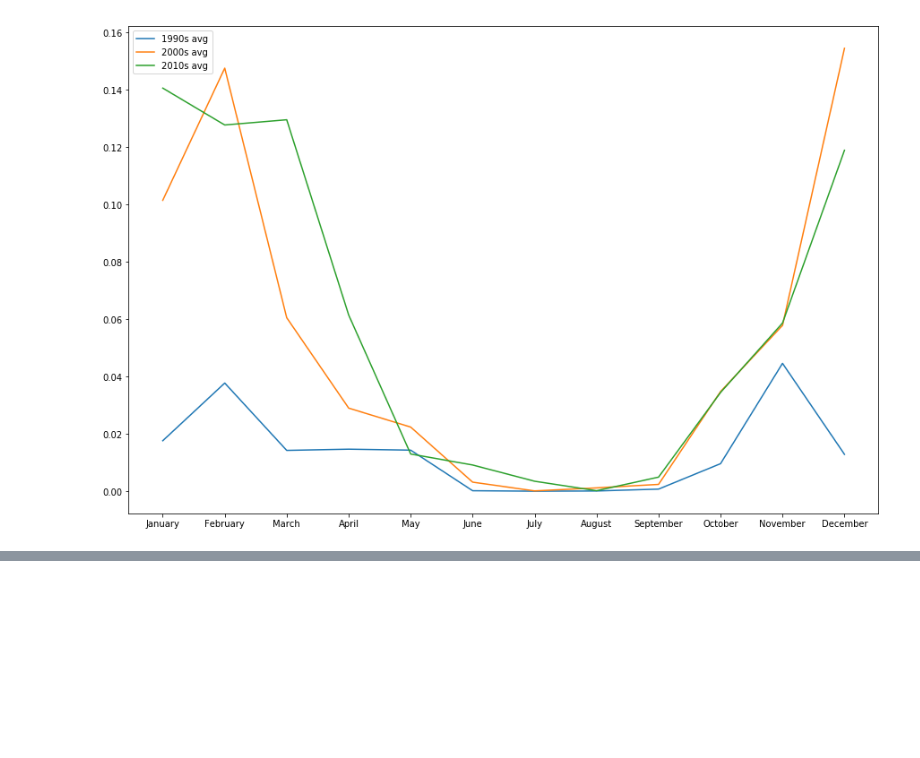
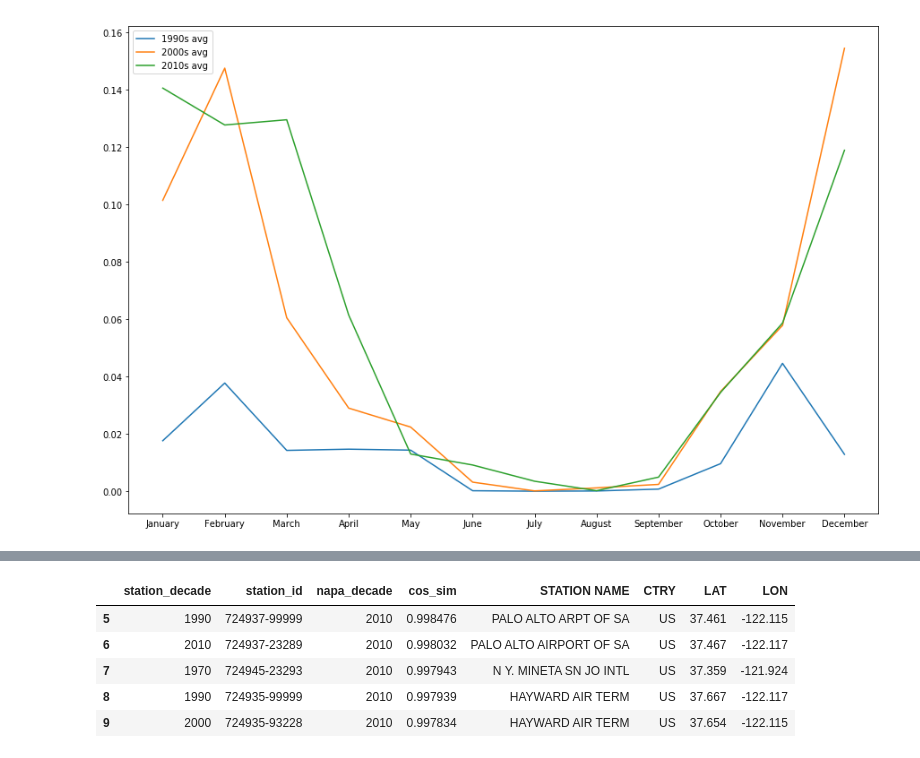
Before and after one commit to cody-joe-gilbert/SU19Hadoop, a Jupyter notebook: weather/Visualise Napa.ipynb, the cells around one changed output, grey strips where cells are left out. Cells and saved outputs as stored; diff of their text form; code cells hidden in the pictures; blank space fills up the shorter version.

```diff
--- a/weather/Visualise Napa.ipynb
+++ b/weather/Visualise Napa.ipynb
@@ -172,0 +213,3 @@ plt.show()
+# %%
+def concat_station_id(x):
+    return str(x['USAF']) + "-" + str(x['WBAN'])
@@ -172,0 +220,9 @@ plt.show()
+# %%
+df_res[df_res['station_id'].apply(lambda x: x[:7]) != '724955-'].head()
+# %% [output]
+|  | station_decade | station_id | napa_decade | cos_sim | STATION NAME | CTRY | LAT | LON |
+| 5 | 1990 | 724937-99999 | 2010 | 0.998476 | PALO ALTO ARPT OF SA | US | 37.461 | -122.115 |
+| 6 | 2010 | 724937-23289 | 2010 | 0.998032 | PALO ALTO AIRPORT OF SA | US | 37.467 | -122.117 |
+| 7 | 1970 | 724945-23293 | 2010 | 0.997943 | N Y. MINETA SN JO INTL | US | 37.359 | -121.924 |
+| 8 | 1990 | 724935-99999 | 2010 | 0.997939 | HAYWARD AIR TERM | US | 37.667 | -122.117 |
+| 9 | 2000 | 724935-93228 | 2010 | 0.997834 | HAYWARD AIR TERM | US | 37.654 | -122.115 |
```
Also changed, not shown: parts of 12 cells of this notebook, 2 other files.
